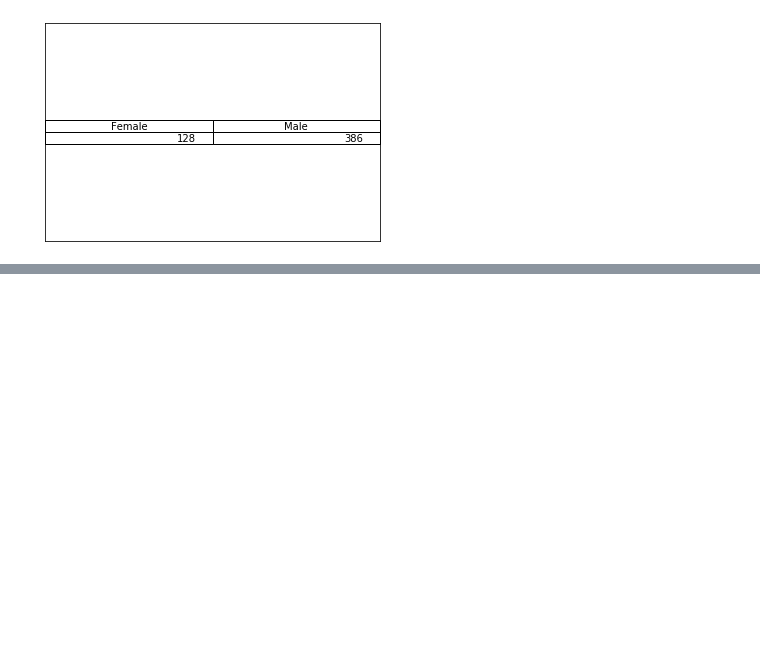
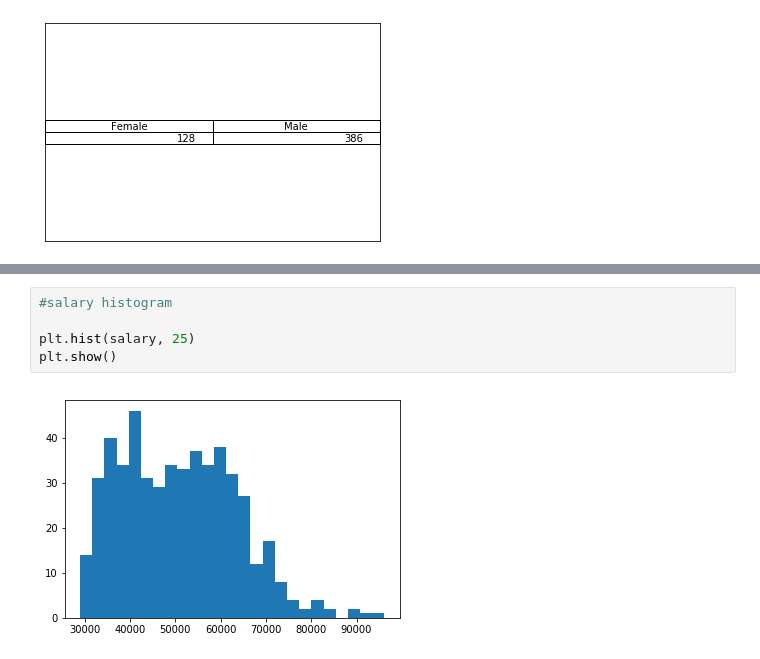
Before and after one commit to IMabuza/salary_stats, a Jupyter notebook: salary_stats_correlation.ipynb, the cells around one changed output, grey strips where cells are left out. Drawn from its saved outputs; the diff is of its cells as text; blank space fills up the shorter version.

Commit message:
added salary histogram

```diff
--- a/salary_stats_correlation.ipynb
+++ b/salary_stats_correlation.ipynb
@@ -129,0 +144,7 @@ Name: male, dtype: int64
+# %%
+#salary histogram
+
+plt.hist(salary, 25)
+plt.show()
+# %% [output]
+[figure, added]
```
Also changed, not shown: parts of 1 cell of this notebook.
